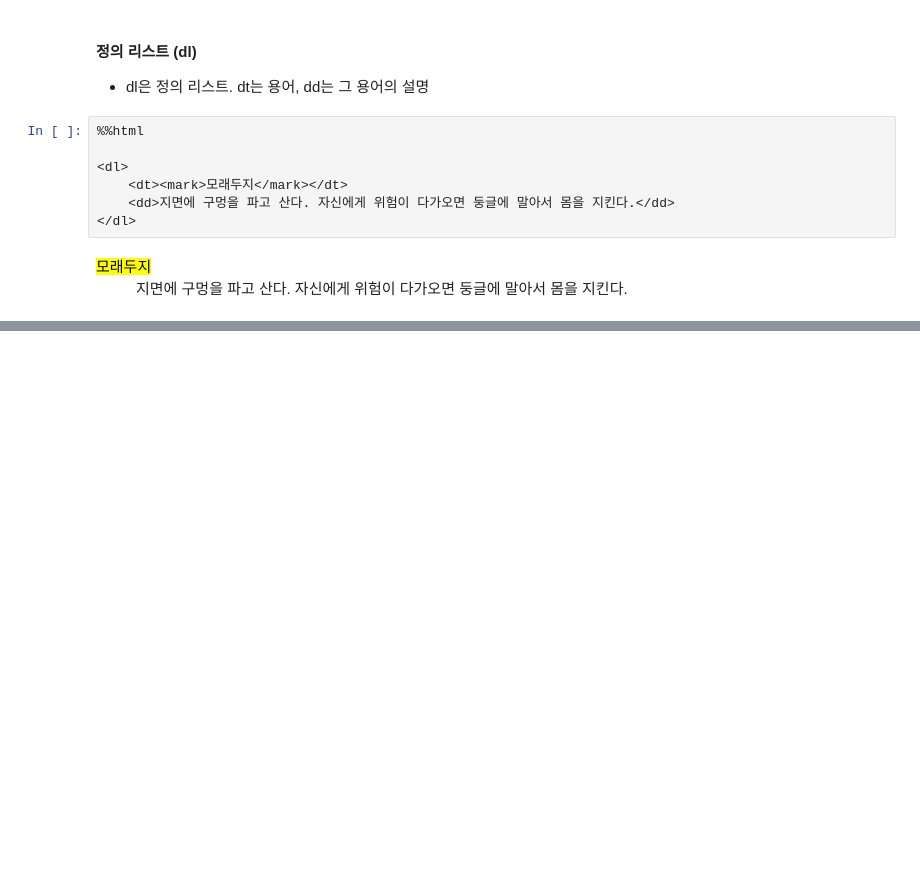
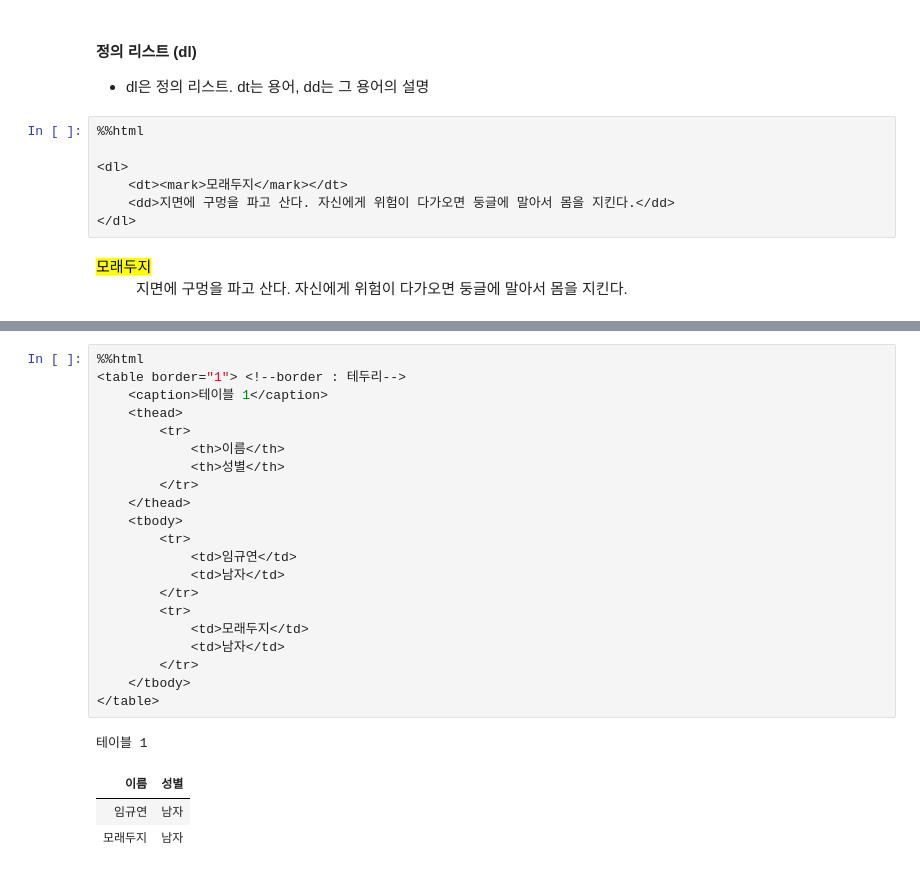
Before and after one commit to lky473736/learning-web101, a Jupyter notebook: topic6/topic6_0215_htmlsummary_1st.ipynb, the cells around one changed output, grey strips where cells are left out. Cells and saved outputs as stored; diff of their text form; blank space fills up the shorter version.

```diff
--- a/topic6/topic6_0215_htmlsummary_1st.ipynb
+++ b/topic6/topic6_0215_htmlsummary_1st.ipynb
@@ -379,0 +387,26 @@ Javascript
+# %%
+%%html
+<table border="1"> <!--border : 테두리-->
+    <caption>테이블 1</caption>
+    <thead>
+        <tr>
+            <th>이름</th>
+            <th>성별</th>
+        </tr>
+    </thead>
+    <tbody>
+        <tr>
+            <td>임규연</td>
+            <td>남자</td>
+        </tr>
+        <tr>
+            <td>모래두지</td>
+            <td>남자</td>
+        </tr>
+    </tbody>
+</table>
+# %% [output]
+테이블 1
+| 이름 | 성별 |
+| 임규연 | 남자 |
+| 모래두지 | 남자 |
```
Also changed, not shown: parts of 49 cells of this notebook, 1 other file.
